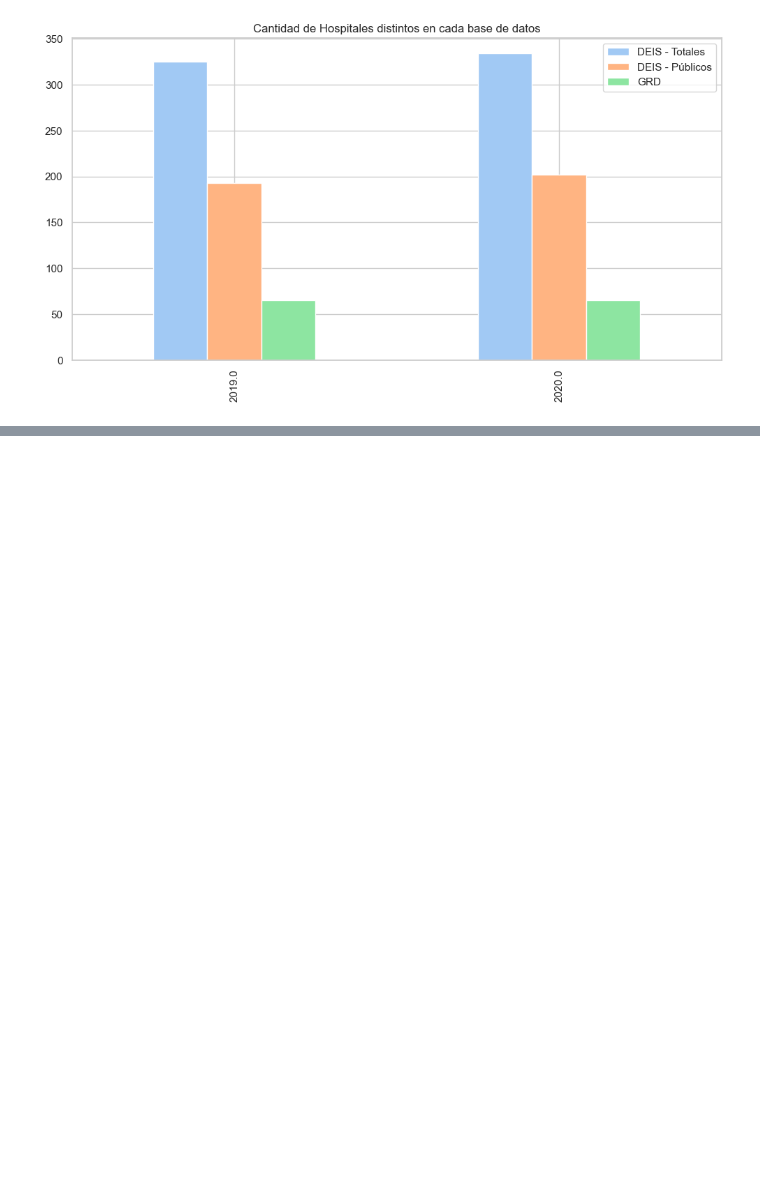
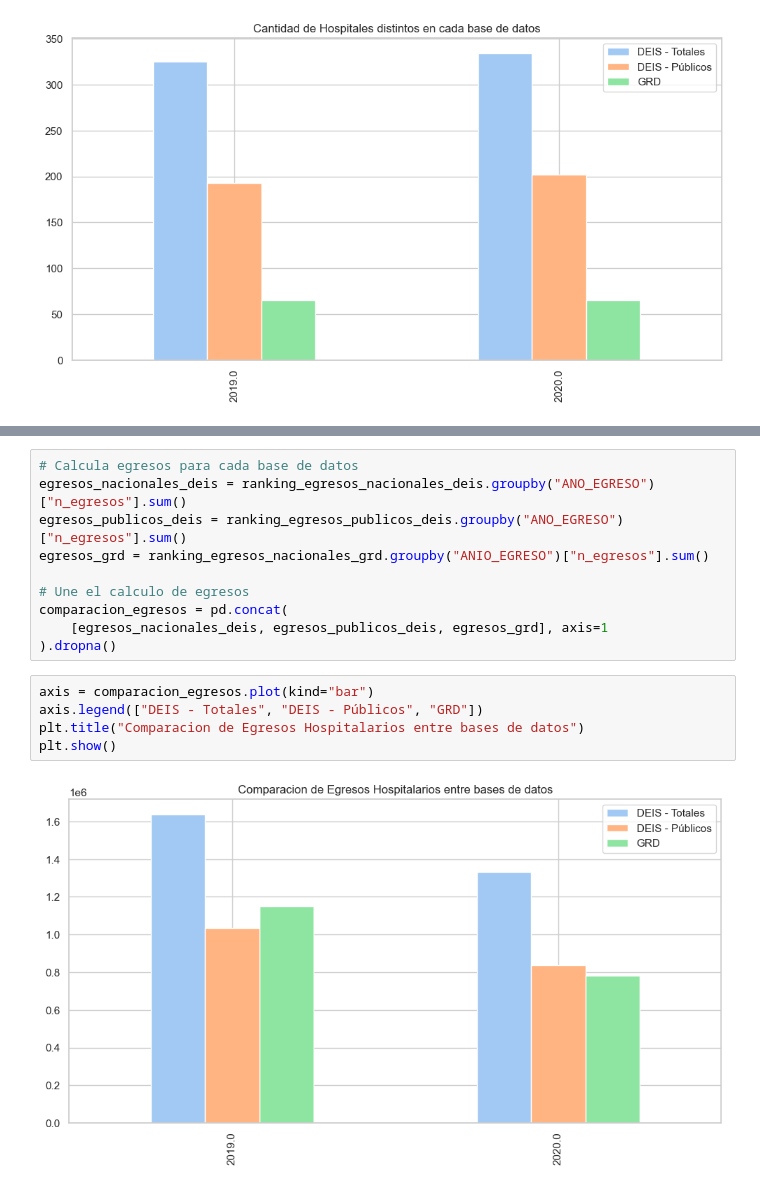
Before and after one commit to JavierRojas14/grd, a Jupyter notebook: notebooks/6.0-jrb-comparison-of-discharges-grd-and-deis.ipynb, the cells around one changed output, grey strips where cells are left out. Drawn from its saved outputs; the diff is of its cells as text; blank space fills up the shorter version.

Commit message:
Compara egresos hospitalarios

```diff
--- a/notebooks/6.0-jrb-comparison-of-discharges-grd-and-deis.ipynb
+++ b/notebooks/6.0-jrb-comparison-of-discharges-grd-and-deis.ipynb
@@ -155,0 +161,17 @@ plt.show()
+# %%
+# Calcula egresos para cada base de datos
+egresos_nacionales_deis = ranking_egresos_nacionales_deis.groupby("ANO_EGRESO")["n_egresos"].sum()
+egresos_publicos_deis = ranking_egresos_publicos_deis.groupby("ANO_EGRESO")["n_egresos"].sum()
+egresos_grd = ranking_egresos_nacionales_grd.groupby("ANIO_EGRESO")["n_egresos"].sum()
+
+# Une el calculo de egresos
+comparacion_egresos = pd.concat(
+    [egresos_nacionales_deis, egresos_publicos_deis, egresos_grd], axis=1
+).dropna()
+# %%
+axis = comparacion_egresos.plot(kind="bar")
+axis.legend(["DEIS - Totales", "DEIS - Públicos", "GRD"])
+plt.title("Comparacion de Egresos Hospitalarios entre bases de datos")
+plt.show()
+# %% [output]
+[figure, added]
```
Also changed, not shown: parts of 3 cells of this notebook.
